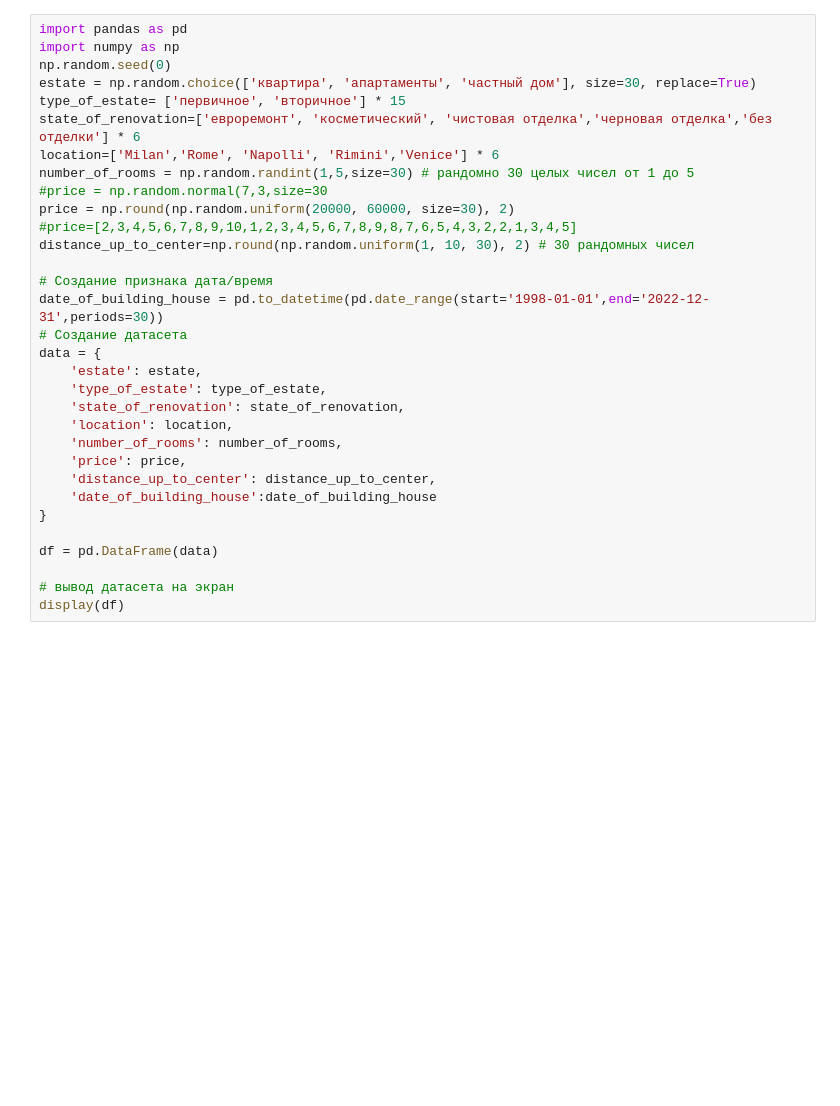
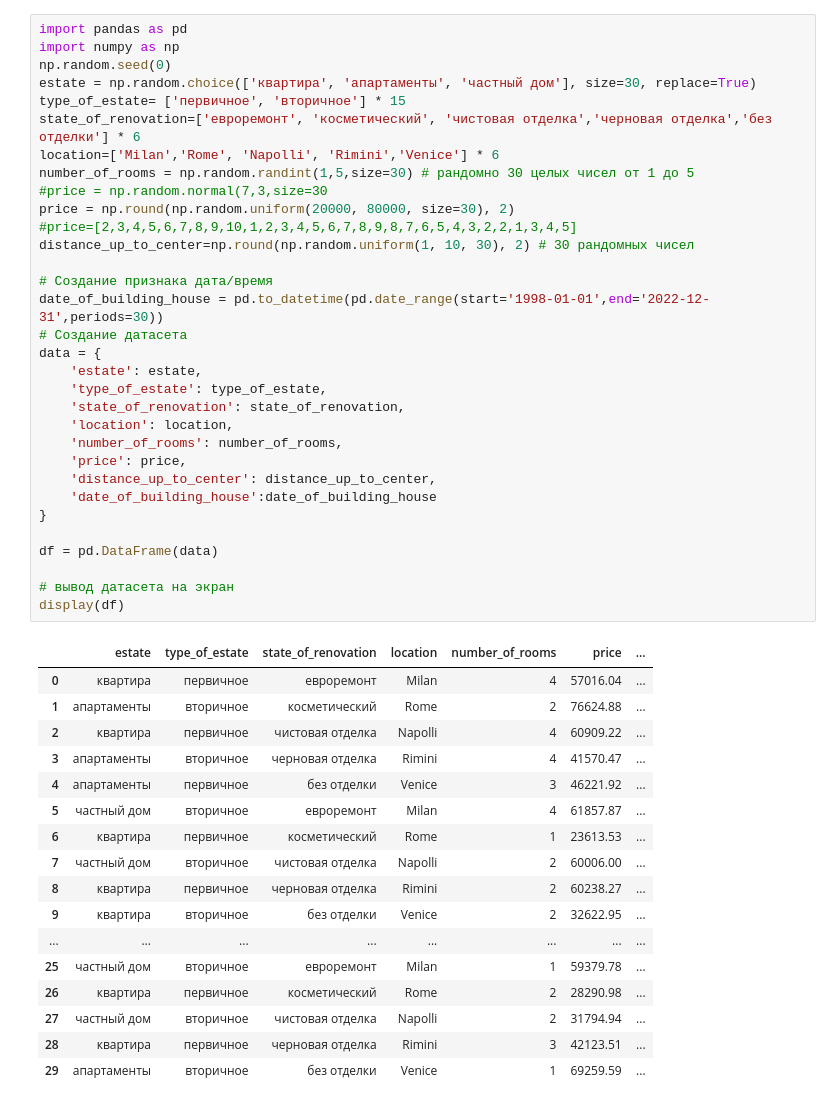
Before and after one commit to aleksaveger-bot/AlexaVegera, a Jupyter notebook: Untitled9.ipynb, the cells around one changed output. Cells and saved outputs as stored; diff of their text form; blank space fills up the shorter version.

```diff
--- a/Untitled9.ipynb
+++ b/Untitled9.ipynb
@@ -4,31 +4,49 @@
 import pandas as pd
 import numpy as np
 np.random.seed(0)
 estate = np.random.choice(['квартира', 'апартаменты', 'частный дом'], size=30, replace=True)
 type_of_estate= ['первичное', 'вторичное'] * 15
 state_of_renovation=['евроремонт', 'косметический', 'чистовая отделка','черновая отделка','без отделки'] * 6
 location=['Milan','Rome', 'Napolli', 'Rimini','Venice'] * 6
 number_of_rooms = np.random.randint(1,5,size=30) # рандомно 30 целых чисел от 1 до 5
 #price = np.random.normal(7,3,size=30
-price = np.round(np.random.uniform(20000, 60000, size=30), 2)
+price = np.round(np.random.uniform(20000, 80000, size=30), 2)
 #price=[2,3,4,5,6,7,8,9,10,1,2,3,4,5,6,7,8,9,8,7,6,5,4,3,2,2,1,3,4,5]
 distance_up_to_center=np.round(np.random.uniform(1, 10, 30), 2) # 30 рандомных чисел
 
 # Создание признака дата/время
 date_of_building_house = pd.to_datetime(pd.date_range(start='1998-01-01',end='2022-12-31',periods=30))
 # Создание датасета
 data = {
     'estate': estate,
     'type_of_estate': type_of_estate,
     'state_of_renovation': state_of_renovation,
     'location': location,
     'number_of_rooms': number_of_rooms,
     'price': price,
     'distance_up_to_center': distance_up_to_center,
     'date_of_building_house':date_of_building_house
 }
 
 df = pd.DataFrame(data)
 
 # вывод датасета на экран
 display(df)
+# %% [output]
+|  | estate | type_of_estate | state_of_renovation | location | number_of_rooms | price | ... |
+| 0 | квартира | первичное | евроремонт | Milan | 4 | 57016.04 | ... |
+| 1 | апартаменты | вторичное | косметический | Rome | 2 | 76624.88 | ... |
+| 2 | квартира | первичное | чистовая отделка | Napolli | 4 | 60909.22 | ... |
+| 3 | апартаменты | вторичное | черновая отделка | Rimini | 4 | 41570.47 | ... |
+| 4 | апартаменты | первичное | без отделки | Venice | 3 | 46221.92 | ... |
+| 5 | частный дом | вторичное | евроремонт | Milan | 4 | 61857.87 | ... |
+| 6 | квартира | первичное | косметический | Rome | 1 | 23613.53 | ... |
+| 7 | частный дом | вторичное | чистовая отделка | Napolli | 2 | 60006.00 | ... |
+| 8 | квартира | первичное | черновая отделка | Rimini | 2 | 60238.27 | ... |
+| 9 | квартира | вторичное | без отделки | Venice | 2 | 32622.95 | ... |
+| ... | ... | ... | ... | ... | ... | ... | ... |
+| 25 | частный дом | вторичное | евроремонт | Milan | 1 | 59379.78 | ... |
+| 26 | квартира | первичное | косметический | Rome | 2 | 28290.98 | ... |
+| 27 | частный дом | вторичное | чистовая отделка | Napolli | 2 | 31794.94 | ... |
+| 28 | квартира | первичное | черновая отделка | Rimini | 3 | 42123.51 | ... |
+| 29 | апартаменты | вторичное | без отделки | Venice | 1 | 69259.59 | ... |
```
Also changed, not shown: parts of 2 cells of this notebook.
